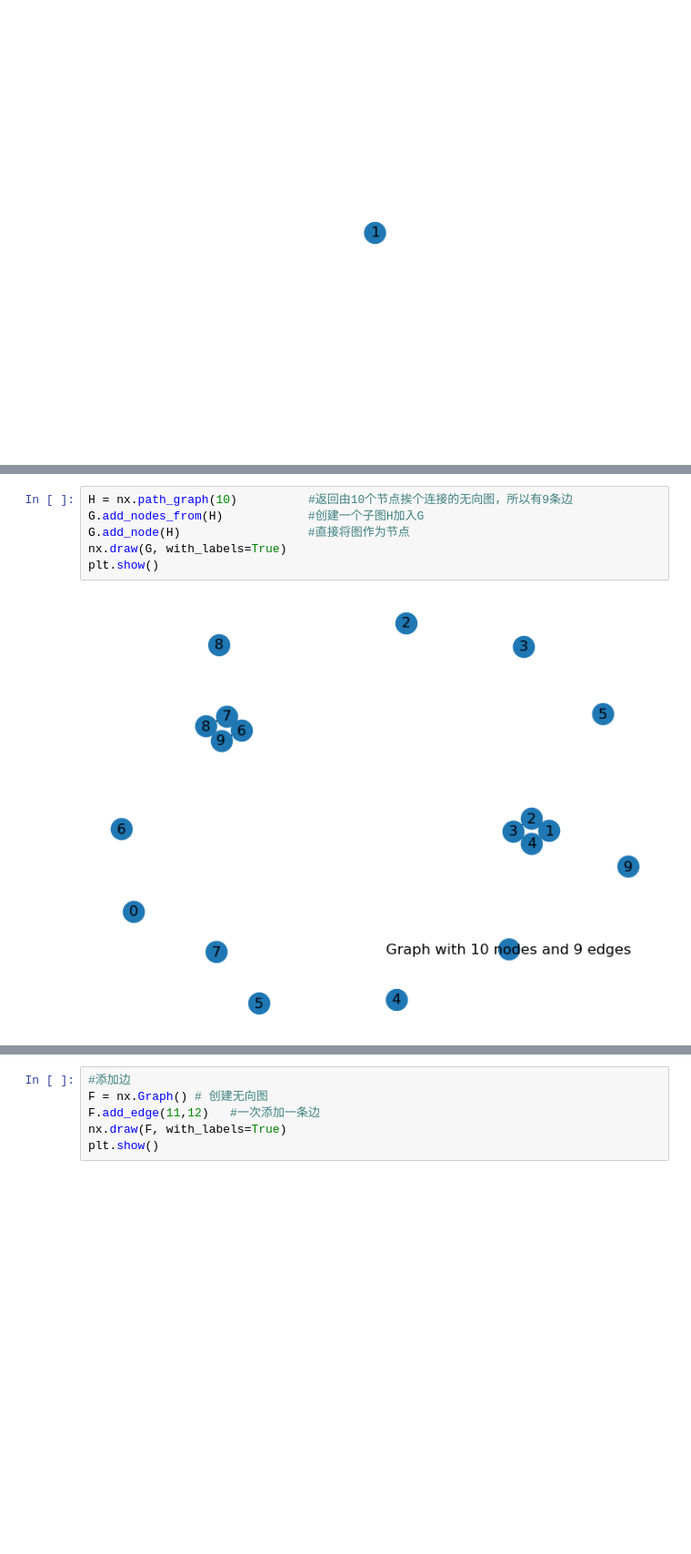
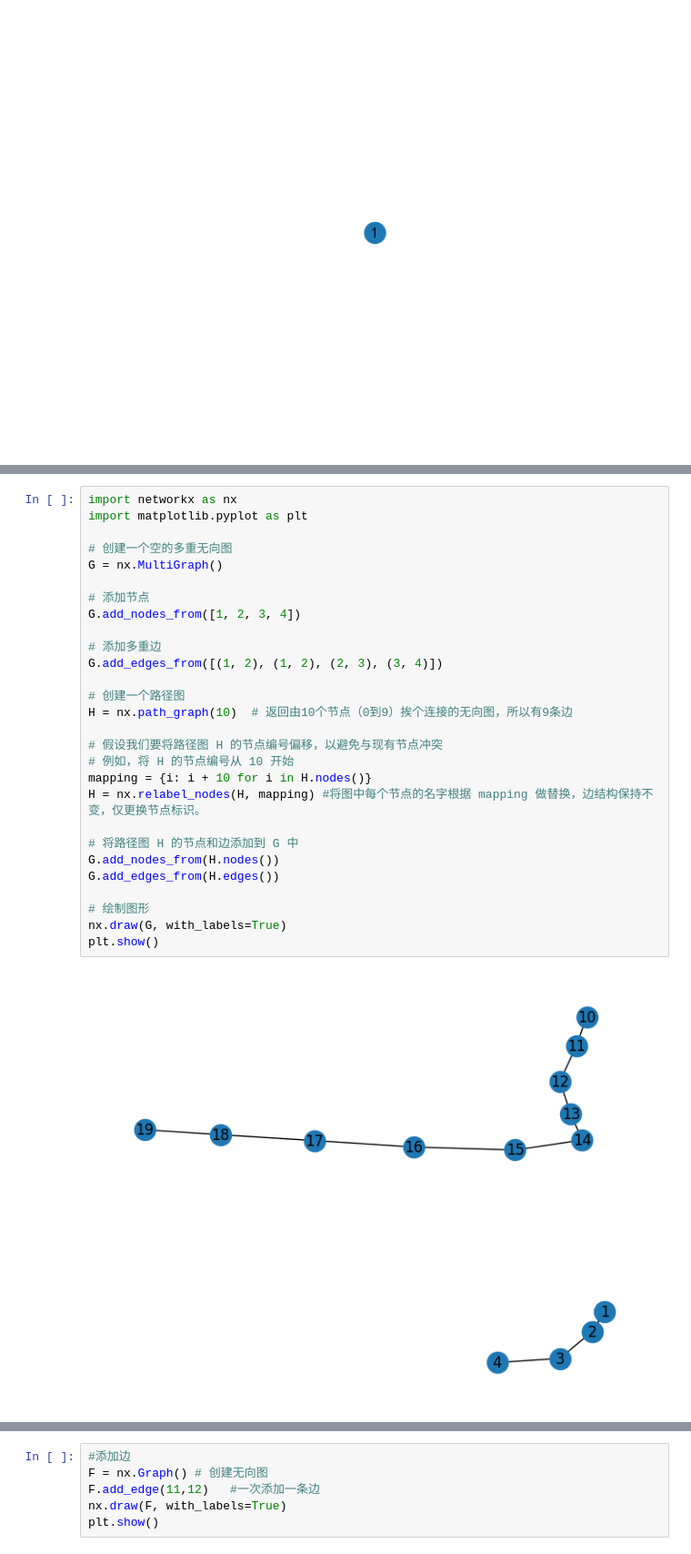
Before and after one commit to Lotus68/Data-Visualization, a Jupyter notebook: 有向图与无向图的绘制.ipynb, the cells around one changed output, grey strips where cells are left out. Shown at 91% size. Saved outputs shown, nothing was run; the diff lists cells and outputs as text; blank space fills up the shorter version.

```diff
--- a/有向图与无向图的绘制.ipynb
+++ b/有向图与无向图的绘制.ipynb
@@ -148,11 +493,33 @@ plt.show()
 # %%
-H = nx.path_graph(10)          #返回由10个节点挨个连接的无向图，所以有9条边
-G.add_nodes_from(H)            #创建一个子图H加入G
-G.add_node(H)                  #直接将图作为节点
+import networkx as nx
+import matplotlib.pyplot as plt
+
+# 创建一个空的多重无向图
+G = nx.MultiGraph()
+
+# 添加节点
+G.add_nodes_from([1, 2, 3, 4])
+
+# 添加多重边
+G.add_edges_from([(1, 2), (1, 2), (2, 3), (3, 4)])
+
+# 创建一个路径图
+H = nx.path_graph(10)  # 返回由10个节点（0到9）挨个连接的无向图，所以有9条边
+
+# 假设我们要将路径图 H 的节点编号偏移，以避免与现有节点冲突
+# 例如，将 H 的节点编号从 10 开始
+mapping = {i: i + 10 for i in H.nodes()}
+H = nx.relabel_nodes(H, mapping) #将图中每个节点的名字根据 mapping 做替换，边结构保持不变，仅更换节点标识。
+
+# 将路径图 H 的节点和边添加到 G 中
+G.add_nodes_from(H.nodes())
+G.add_edges_from(H.edges())
+
+# 绘制图形
 nx.draw(G, with_labels=True)
 plt.show()
 # %% [output]
-[figure, old version]
+[figure, new version]
 # %%
 #访问节点
 print('图中所有的节点', G.nodes())
```
Also changed, not shown: parts of 27 cells of this notebook.
